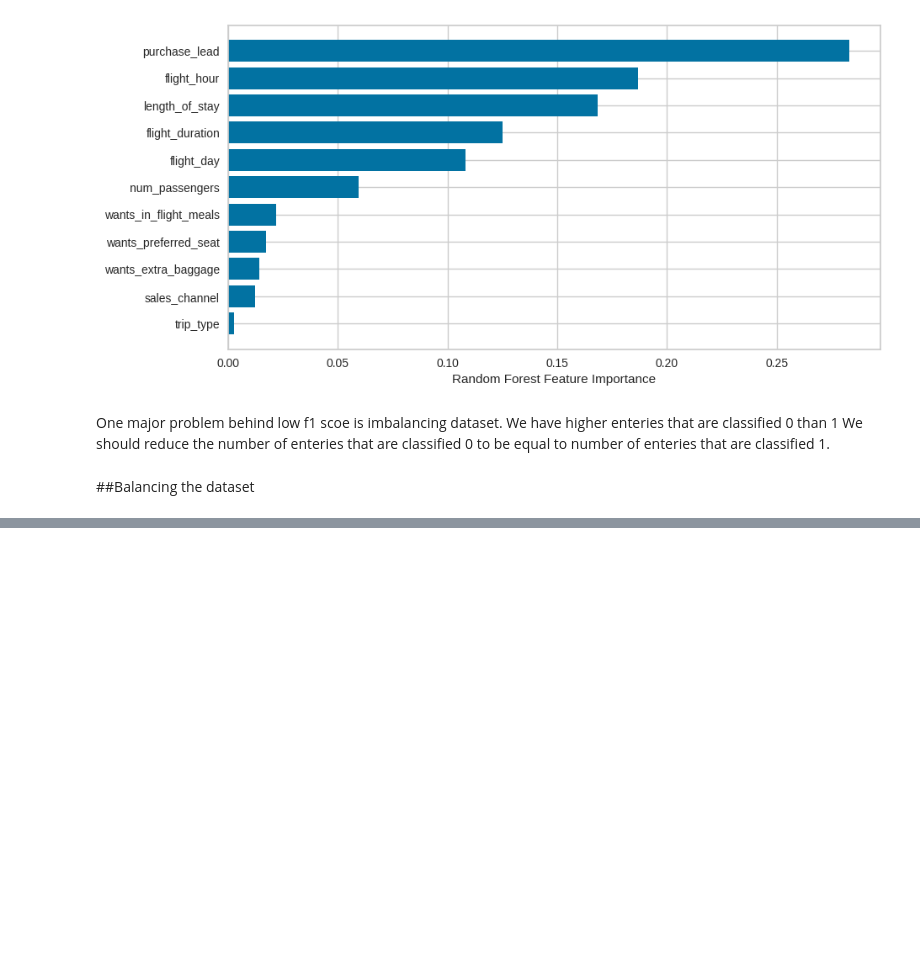
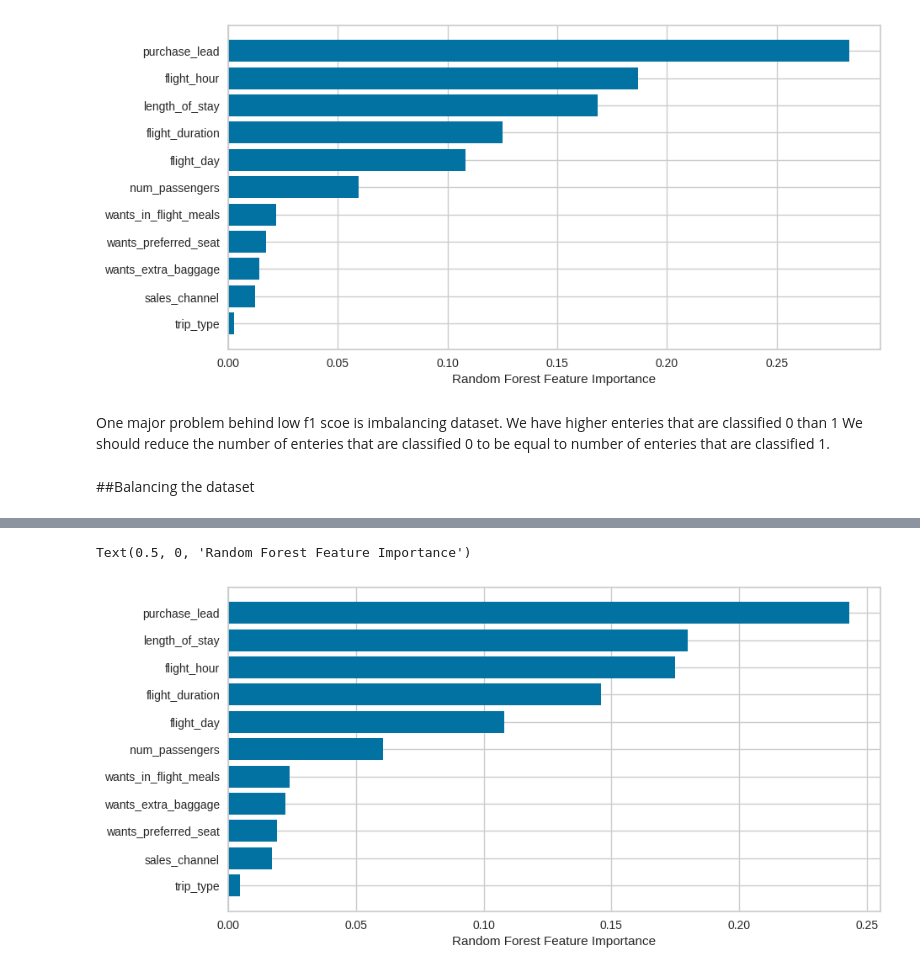
Before and after one commit to i-ninte/machine_learning, a Jupyter notebook: BA_prediction.ipynb, the cells around one changed output, grey strips where cells are left out. Saved outputs shown, nothing was run; the diff lists cells and outputs as text; code cells hidden in the pictures; blank space fills up the shorter version.

```diff
--- a/BA_prediction.ipynb
+++ b/BA_prediction.ipynb
@@ -423,0 +486,8 @@ We should reduce the number of enteries that are classified 0 to be equal to num
+# %%
+plt.figure(figsize=(10,5))
+sorted_idx= clf_rf.feature_importances_.argsort()
+plt.barh(scaled_df.iloc[:,:-1].columns[sorted_idx], clf_rf.feature_importances_[sorted_idx])
+plt.xlabel("Random Forest Feature Importance")
+# %% [output]
+Text(0.5, 0, 'Random Forest Feature Importance')
+[figure, added]
```
Also changed, not shown: parts of 8 cells of this notebook.
